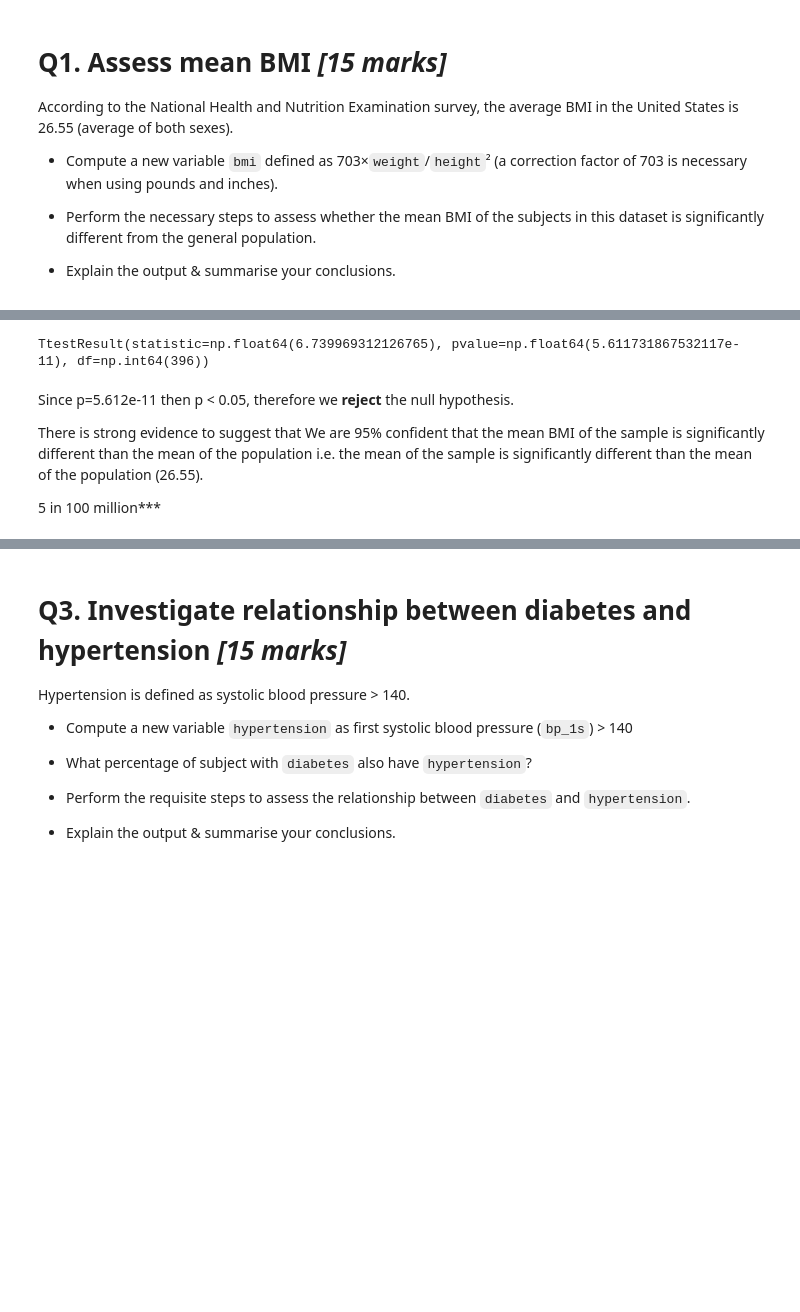
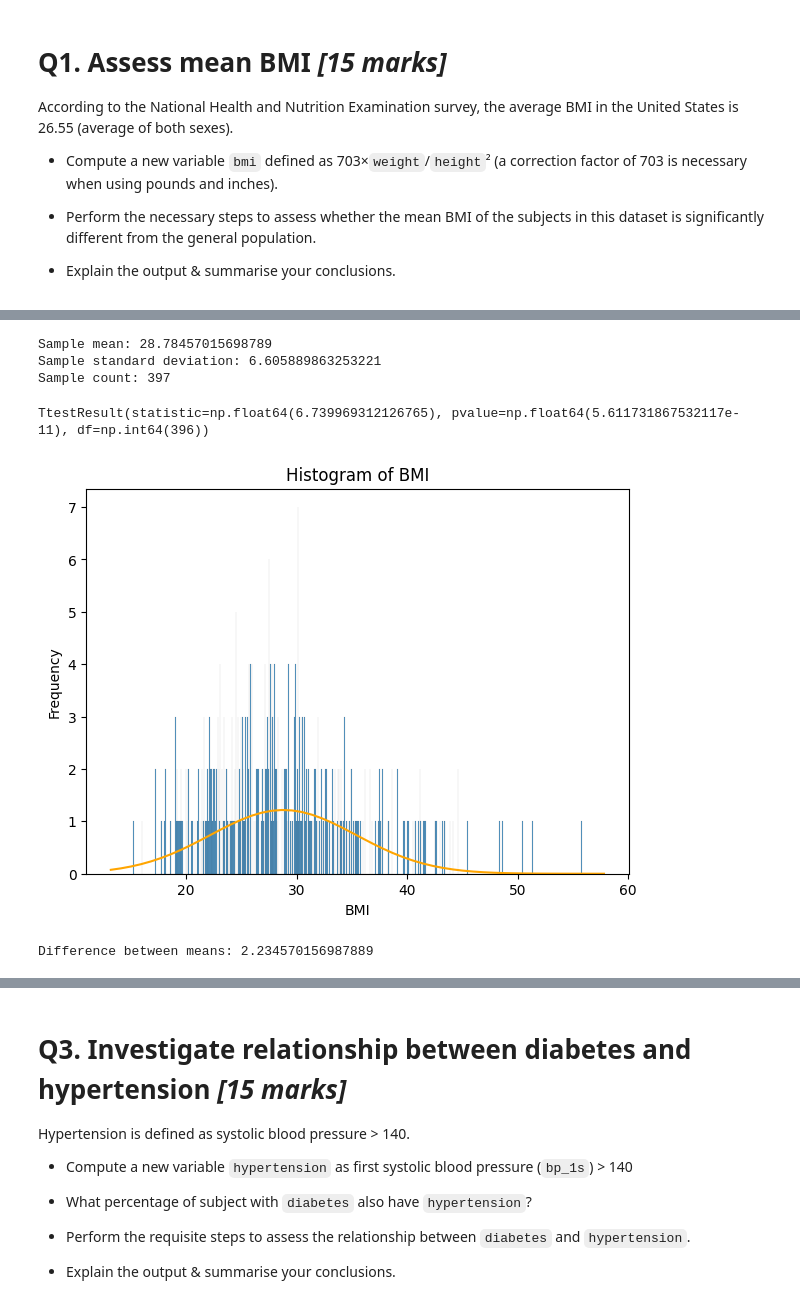
Before and after one commit to CameshaBH/Python-project, a Jupyter notebook: Copy_of_Assignment.ipynb, the cells around one changed output, grey strips where cells are left out. Drawn from its saved outputs; the diff is of its cells as text; code cells hidden in the pictures; blank space fills up the shorter version.

```diff
--- a/Copy_of_Assignment.ipynb
+++ b/Copy_of_Assignment.ipynb
@@ -75,17 +77,34 @@ If p<=0.05, the result is statistically significant and we reject the null hypot
-# %%
-df['bmi'] = 703*df['weight']/df['height']**2 #function to create column and calculate bmi
-bmi_mean_s = df['bmi'].mean() #calculate mean of sample
-bmi_mean_s
-bmi_mean_p = 26.55 #define mean bmi of population
-stats.ttest_1samp(df.bmi, bmi_mean_p, nan_policy='omit') #one sample two-tailed t-test
-# %% [output]
-TtestResult(statistic=np.float64(6.739969312126765), pvalue=np.float64(5.611731867532117e-11), df=np.int64(396))
-# %% [markdown]
-Since p=5.612e-11 then p < 0.05, therefore we **reject** the null hypothesis.
-
-There is strong evidence to suggest that
-We are 95% confident that
-the mean BMI of the sample is significantly different than the mean of the population
-i.e. the mean of the sample is significantly different than the mean of the population (26.55).
-
-5 in 100 million***
+# %%
+df['bmi'] = 703*df['weight']/df['height']**2 #function to create column and calculate bmi
+bmi_mean_s = df['bmi'].mean() #calculate mean of sample
+bmi_std_s = df['bmi'].std() #calculate standard deviation of sample
+bmi_count_s = df['bmi'].count() #calculate count of sample
+print('Sample mean:', bmi_mean_s) #print sample mean
+print('Sample standard deviation:', bmi_std_s) #print sample standard deviation
+print('Sample count:', bmi_count_s) #print number in sample
+
+#create histogram to assess normality of the sample
+y = df['bmi'] #define y variable to be plotted
+width = 0.05 #define bin width
+ax = sns.histplot(data=y, binwidth=width) #plot histogram
+x = np.linspace (ax.get_xlim()[0], ax.get_xlim()[1]) #set locations to evaluate normal distribution
+ax.plot (x, width*len(y)*stats.norm.pdf(x, y.mean(), y.std()), color='orange') #add normal curve to graph
+ax.set_xlabel('BMI') #label x axis
+ax.set_ylabel('Frequency') #label y axis
+ax.set_title('Histogram of BMI') #add title to graph
+
+bmi_mean_p = 26.55 #define mean bmi of population
+
+#Perform statistical test (one sample t-test)
+stats.ttest_1samp(df.bmi, bmi_mean_p, nan_policy='omit') #one sample two-tailed t-test
+# %% [output]
+Sample mean: 28.78457015698789
+Sample standard deviation: 6.605889863253221
+Sample count: 397
+TtestResult(statistic=np.float64(6.739969312126765), pvalue=np.float64(5.611731867532117e-11), df=np.int64(396))
+[figure, added]
+# %%
+difference = bmi_mean_s - bmi_mean_p #calculate difference between sample mean and population mean
+print('Difference between means:', difference); #print difference between mean of sample and population
+# %% [output]
+Difference between means: 2.234570156987889
```
Also changed, not shown: parts of 56 cells of this notebook.
